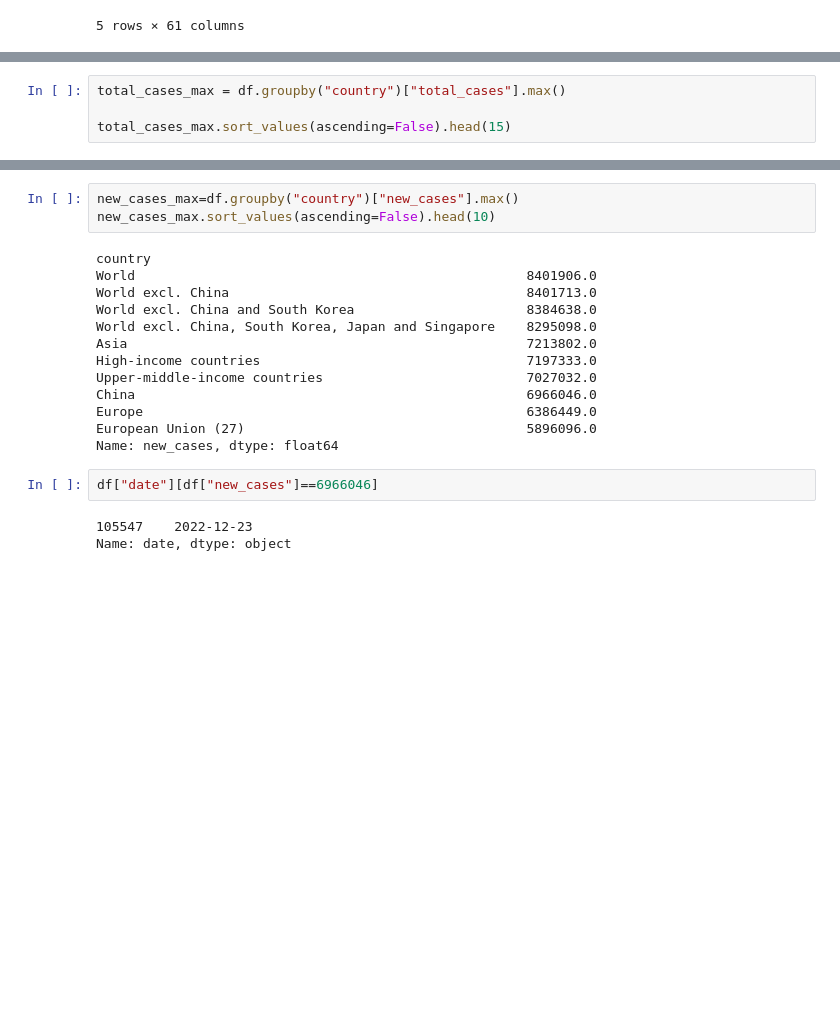
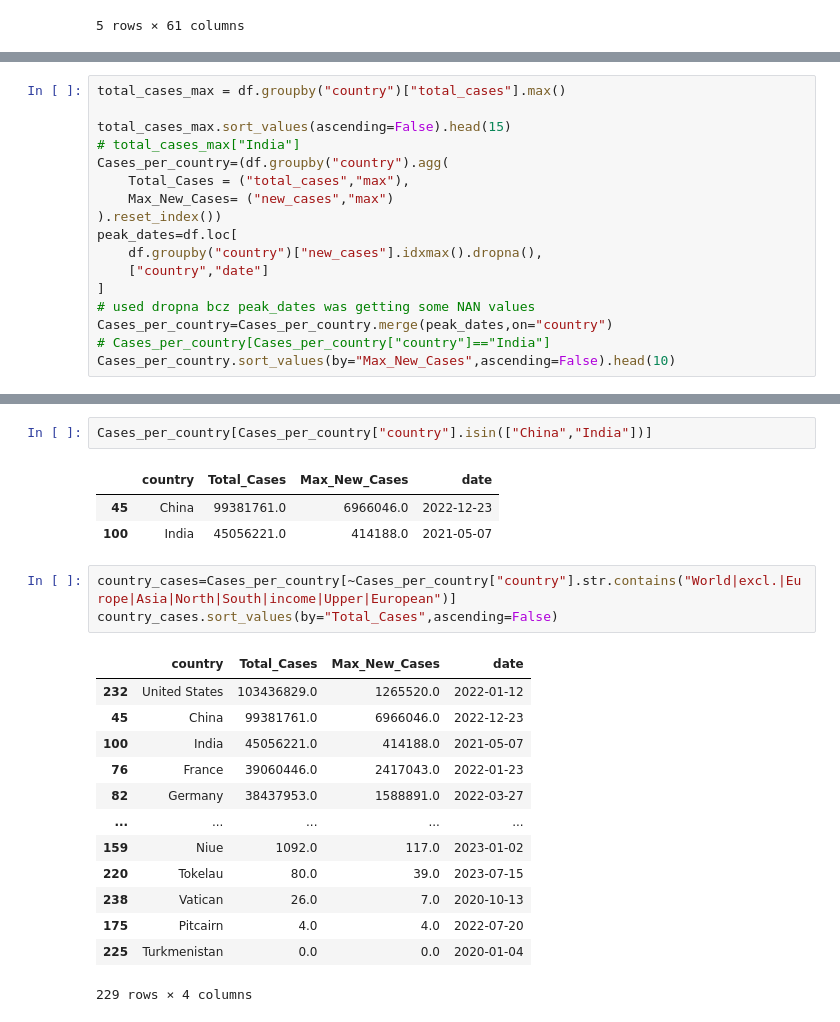
Before and after one commit to Polly49/COVID-19-Global-Data-Analysis, a Jupyter notebook: notebooks/covid_eda.ipynb, the cells around one changed output, grey strips where cells are left out. Drawn from its saved outputs; the diff is of its cells as text; blank space fills up the shorter version.

```diff
--- a/notebooks/covid_eda.ipynb
+++ b/notebooks/covid_eda.ipynb
@@ -61,4 +182,17 @@ Name: total_cases, dtype: int64
 total_cases_max = df.groupby("country")["total_cases"].max()
 
 total_cases_max.sort_values(ascending=False).head(15)
+# total_cases_max["India"]
+Cases_per_country=(df.groupby("country").agg(
+    Total_Cases = ("total_cases","max"),
+    Max_New_Cases= ("new_cases","max")
+).reset_index())
+peak_dates=df.loc[
+    df.groupby("country")["new_cases"].idxmax().dropna(),
+    ["country","date"]
+]
+# used dropna bcz peak_dates was getting some NAN values
+Cases_per_country=Cases_per_country.merge(peak_dates,on="country")
+# Cases_per_country[Cases_per_country["country"]=="India"]
+Cases_per_country.sort_values(by="Max_New_Cases",ascending=False).head(10)
 # %% [output]
@@ -82,21 +210,23 @@ Name: total_cases, dtype: float64
-# %%
-new_cases_max=df.groupby("country")["new_cases"].max()
-new_cases_max.sort_values(ascending=False).head(10)
-# %% [output]
-country
-World                                                  8401906.0
-World excl. China                                      8401713.0
-World excl. China and South Korea                      8384638.0
-World excl. China, South Korea, Japan and Singapore    8295098.0
-Asia                                                   7213802.0
-High-income countries                                  7197333.0
-Upper-middle-income countries                          7027032.0
-China                                                  6966046.0
-Europe                                                 6386449.0
-European Union (27)                                    5896096.0
-Name: new_cases, dtype: float64
 # %%
-df["date"][df["new_cases"]==6966046]
+Cases_per_country[Cases_per_country["country"].isin(["China","India"])]
 # %% [output]
-105547    2022-12-23
-Name: date, dtype: object
+|  | country | Total_Cases | Max_New_Cases | date |
+| 45 | China | 99381761.0 | 6966046.0 | 2022-12-23 |
+| 100 | India | 45056221.0 | 414188.0 | 2021-05-07 |
+# %%
+country_cases=Cases_per_country[~Cases_per_country["country"].str.contains("World|excl.|Europe|Asia|North|South|income|Upper|European")]
+country_cases.sort_values(by="Total_Cases",ascending=False)
+# %% [output]
+|  | country | Total_Cases | Max_New_Cases | date |
+| 232 | United States | 103436829.0 | 1265520.0 | 2022-01-12 |
+| 45 | China | 99381761.0 | 6966046.0 | 2022-12-23 |
+| 100 | India | 45056221.0 | 414188.0 | 2021-05-07 |
+| 76 | France | 39060446.0 | 2417043.0 | 2022-01-23 |
+| 82 | Germany | 38437953.0 | 1588891.0 | 2022-03-27 |
+| ... | ... | ... | ... | ... |
+| 159 | Niue | 1092.0 | 117.0 | 2023-01-02 |
+| 220 | Tokelau | 80.0 | 39.0 | 2023-07-15 |
+| 238 | Vatican | 26.0 | 7.0 | 2020-10-13 |
+| 175 | Pitcairn | 4.0 | 4.0 | 2022-07-20 |
+| 225 | Turkmenistan | 0.0 | 0.0 | 2020-01-04 |
+229 rows × 4 columns
```
Also changed, not shown: parts of 32 cells of this notebook.
